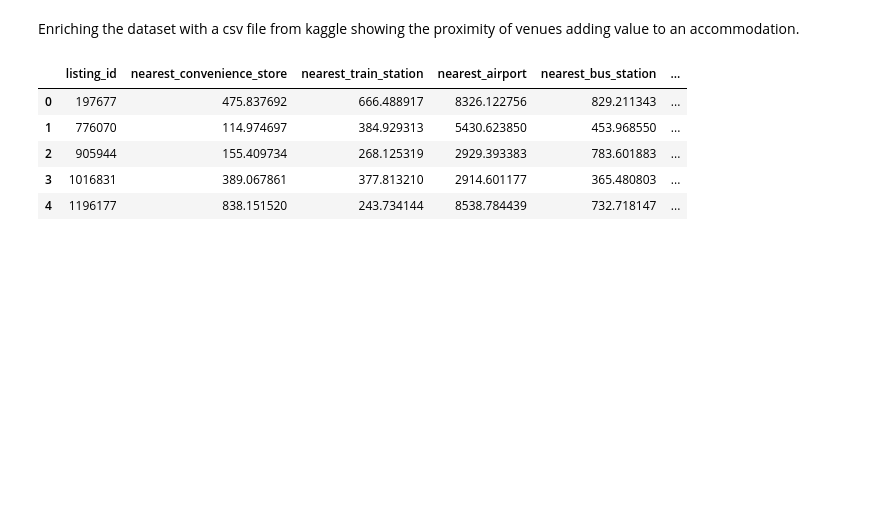
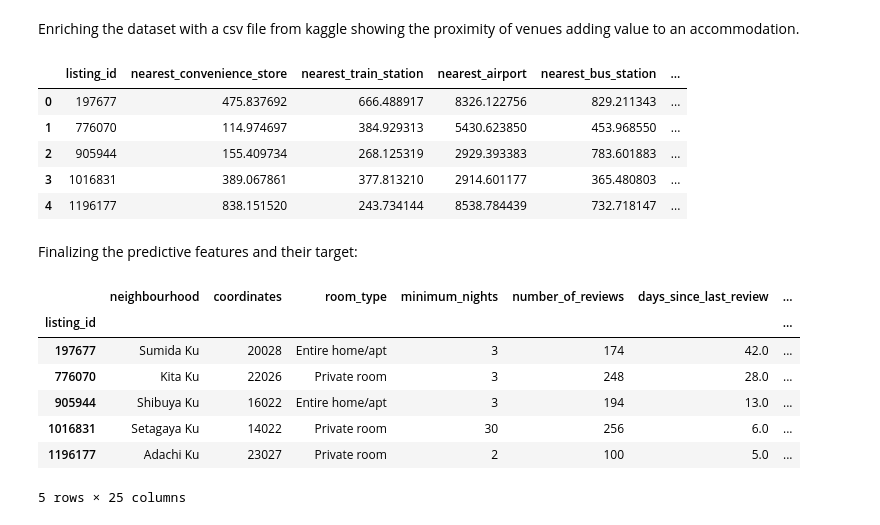
Before and after one commit to jeremysb1/xgboost, a Jupyter notebook: xgboost_model.ipynb, the cells around one changed output. Drawn from its saved outputs; the diff is of its cells as text; code cells hidden in the pictures; blank space fills up the shorter version.

Commit message:
rearrange the joined data with respect to the target

```diff
--- a/xgboost_model.ipynb
+++ b/xgboost_model.ipynb
@@ -193,3 +193,37 @@ min_distances.head()
 | 2 | 905944 | 155.409734 | 268.125319 | 2929.393383 | 783.601883 | ... |
 | 3 | 1016831 | 389.067861 | 377.813210 | 2914.601177 | 365.480803 | ... |
 | 4 | 1196177 | 838.151520 | 243.734144 | 8538.784439 | 732.718147 | ... |
+# %% [markdown]
+Finalizing the predictive features and their target:
+# %%
+summary_listings_features = [
+    'neighbourhood',
+    'coordinates',
+    'room_type',
+    'minimum_nights', 'number_of_reviews', 'days_since_last_review',
+    'reviews_per_month', 'calculated_host_listings_count',
+    'availability_365', 'number_of_reviews_ltm',
+    'number_of_bedrooms', 'number_of_beds', 'number_of_baths',
+    'type_of_accommodation', 'score', 'is_new',
+    'is_studio', 'has_shared_bath', 'has_half_bath',
+    'imperial_palace_distance'
+]
+
+summarized = summary_listings[['id'] + summary_listings_features].rename({'id': 'listing_id'}, axis=1)
+
+X = summarized.merge(min_distances, on='listing_id').set_index('listing_id')
+
+X = X.reindex(price_stats.index)
+price_stats_ordered = price_stats.reindex(X.index)
+y = price_stats_ordered['mean'].copy()
+# %%
+X.head()
+# %% [output]
+|  | neighbourhood | coordinates | room_type | minimum_nights | number_of_reviews | days_since_last_review | ... |
+| listing_id |  |  |  |  |  |  | ... |
+| 197677 | Sumida Ku | 20028 | Entire home/apt | 3 | 174 | 42.0 | ... |
+| 776070 | Kita Ku | 22026 | Private room | 3 | 248 | 28.0 | ... |
+| 905944 | Shibuya Ku | 16022 | Entire home/apt | 3 | 194 | 13.0 | ... |
+| 1016831 | Setagaya Ku | 14022 | Private room | 30 | 256 | 6.0 | ... |
+| 1196177 | Adachi Ku | 23027 | Private room | 2 | 100 | 5.0 | ... |
+5 rows × 25 columns
```
